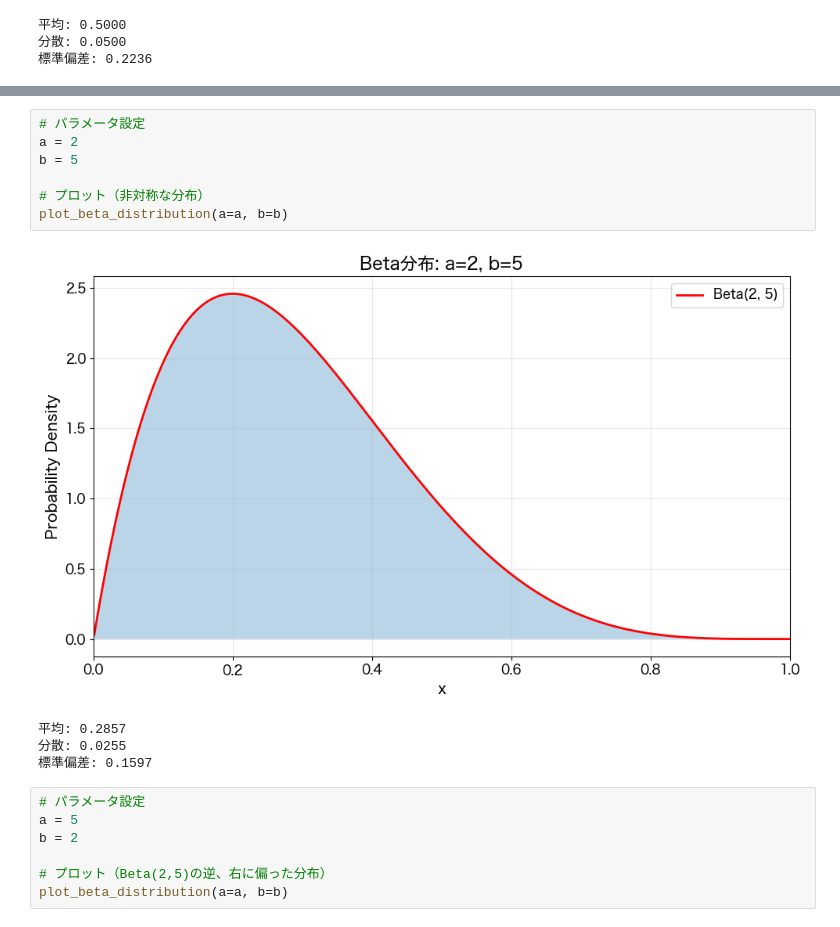
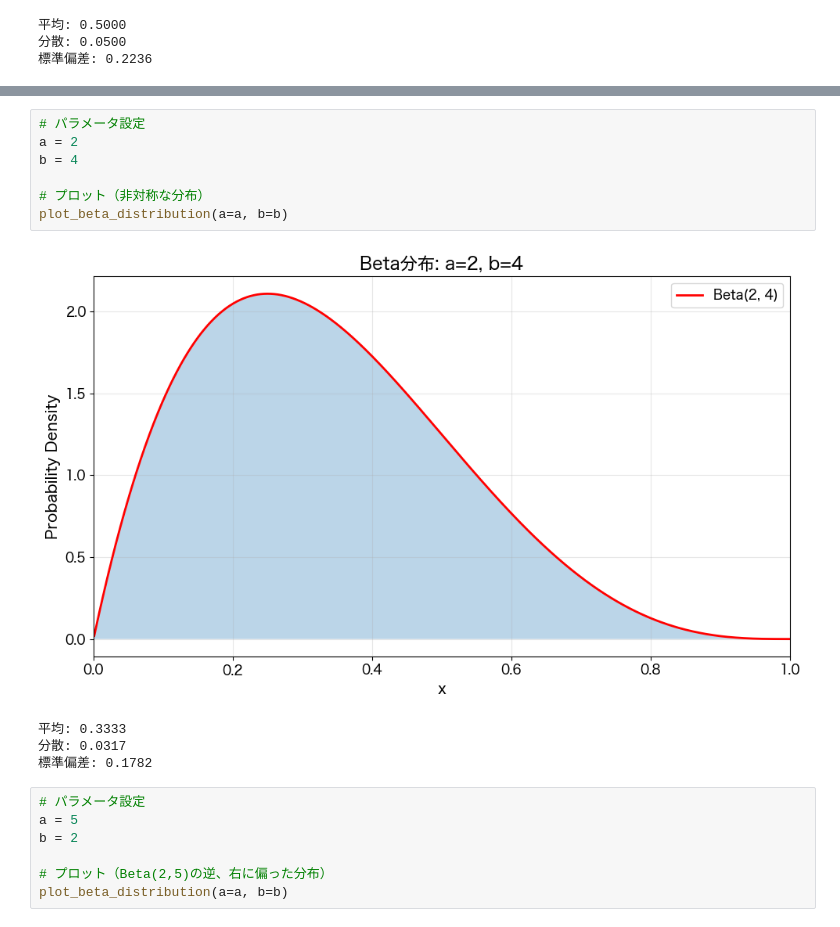
Before and after one commit to KoshiHarashima/deep-opt-auctions, a Jupyter notebook: plot_distribution.ipynb, the cells around one changed output, grey strips where cells are left out. Drawn from its saved outputs; the diff is of its cells as text.

```diff
--- a/plot_distribution.ipynb
+++ b/plot_distribution.ipynb
@@ -285,15 +297,15 @@ plot_beta_distribution(a=a, b=b)
 # %%
 # パラメータ設定
 a = 2
-b = 5
+b = 4
 
 # プロット（非対称な分布）
 plot_beta_distribution(a=a, b=b)
 # %% [output]
-[figure, old version]
+[figure, new version]
-平均: 0.2857
-分散: 0.0255
-標準偏差: 0.1597
+平均: 0.3333
+分散: 0.0317
+標準偏差: 0.1782
 # %%
 # パラメータ設定
 a = 5
```
Also changed, not shown: parts of 1 cell of this notebook, 26 other files.
